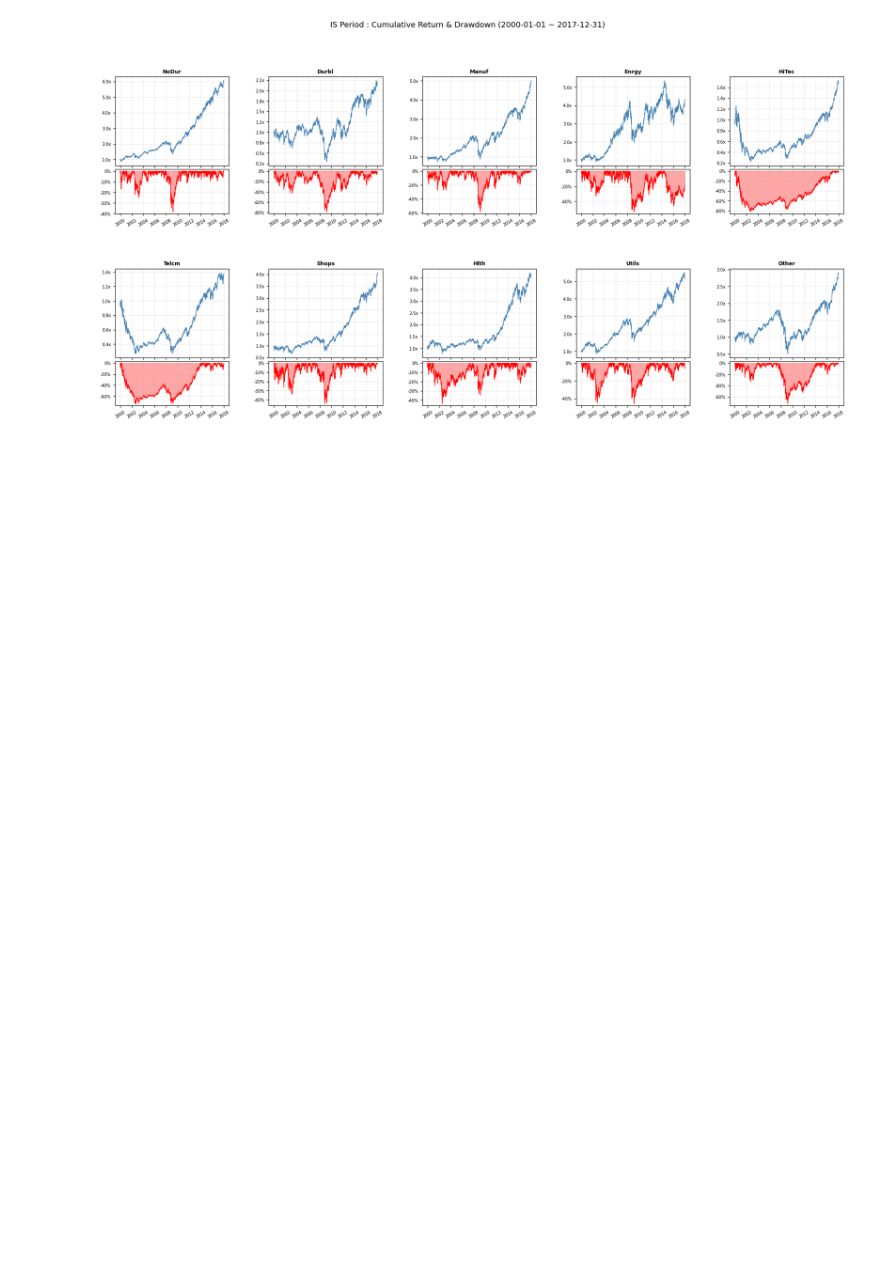
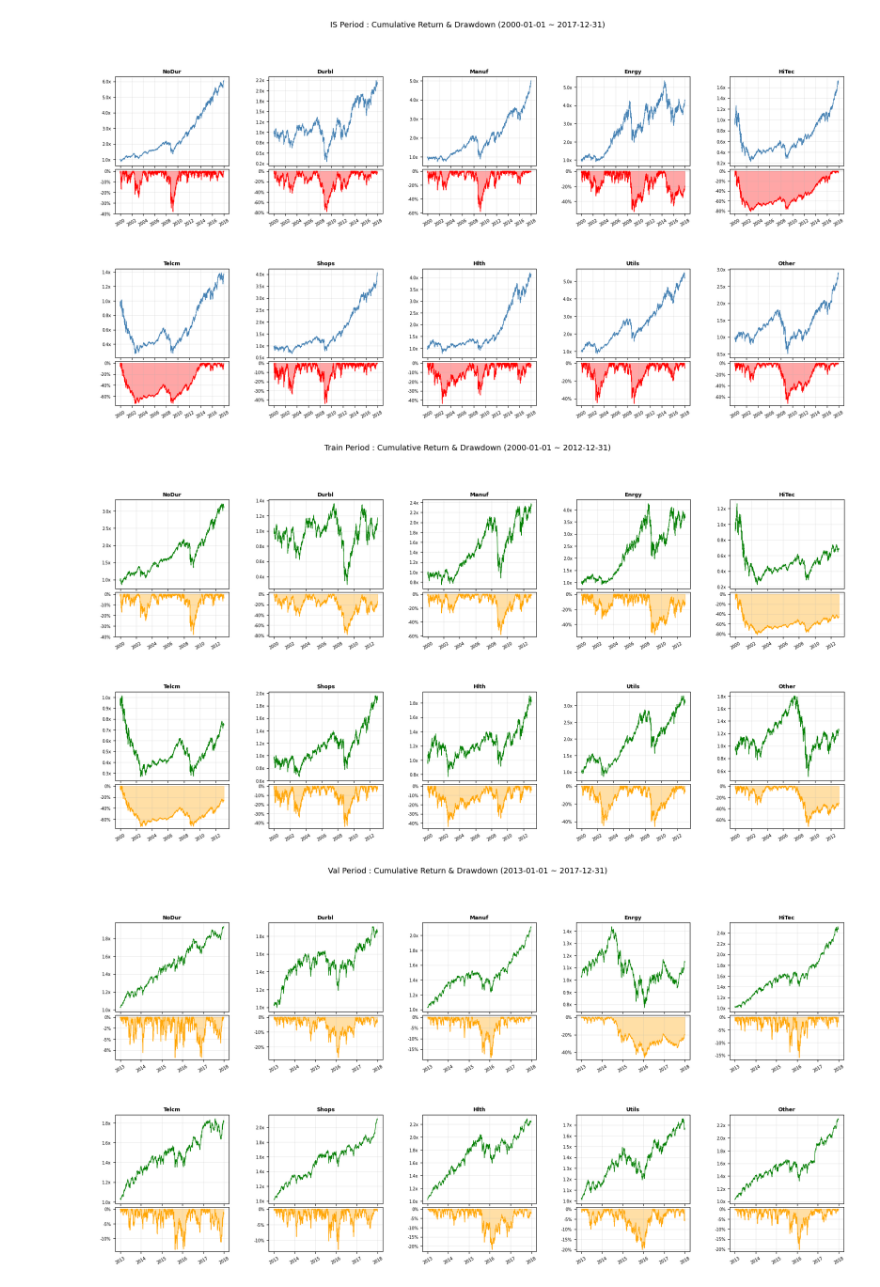
Before and after one commit to taekyounglee1224/cvxpy-portfolio-lab, a Jupyter notebook: DFL-MDD/10_inds.ipynb, the cells around one changed output. Cells and saved outputs as stored; diff of their text form; code cells hidden in the pictures; blank space fills up the shorter version.

```diff
--- a/DFL-MDD/10_inds.ipynb
+++ b/DFL-MDD/10_inds.ipynb
@@ -152,6 +153,7 @@ BT_START    = "2018-01-01"
 BT_END      = "2025-12-31"   # Test  :  8년
 
 train_df = inds_10[TRAIN_START : TRAIN_END]
+is_df    = inds_10[TRAIN_START : VAL_END]
 val_df   = inds_10[VAL_START   : VAL_END]
 bt_df    = inds_10[BT_START    : BT_END]
 
@@ -249,6 +269,50 @@ fig.suptitle(f"IS Period : Cumulative Return & Drawdown ({IS_START} ~ {IS_END})"
 plt.show()
 # %% [output]
 [figure]
+# %%
+for period_df, period_name, p_start, p_end in [
+    (train_df, "Train", TRAIN_START, TRAIN_END),
+    (val_df,   "Val",   VAL_START,   VAL_END),
+]:
+    cum = (1 + period_df).cumprod()
+    dd  = (cum - cum.cummax()) / cum.cummax()
+    cols = cum.columns.tolist()
+
+    fig = plt.figure(figsize=(22, 10))
+    outer = gridspec.GridSpec(2, 5, figure=fig, hspace=0.4, wspace=0.35)
+
+    for i, col in enumerate(cols):
+        row, c = divmod(i, 5)
+        inner = gridspec.GridSpecFromSubplotSpec(
+            2, 1, subplot_spec=outer[row, c],
+            hspace=0.05, height_ratios=[2, 1]
+        )
+
+        ax_ret = fig.add_subplot(inner[0])
+        ax_dd  = fig.add_subplot(inner[1], sharex=ax_ret)
+
+        # 상단: 누적 수익률
+        ax_ret.plot(cum.index, cum[col], color="green", linewidth=0.9)
+        ax_ret.set_title(col, fontsize=9, fontweight="bold")
+        ax_ret.yaxis.set_major_formatter(mtick.FuncFormatter(lambda y, _: f"{y:.1f}x"))
+        ax_ret.tick_params(axis="x", labelbottom=False)
+        ax_ret.tick_params(labelsize=7)
+        ax_ret.grid(True, alpha=0.25)
+
+        # 하단: Drawdown
+        ax_dd.fill_between(dd.index, dd[col], 0, alpha=0.35, color="orange")
+        ax_dd.plot(dd.index, dd[col], color="orange", linewidth=0.8)
+        ax_dd.yaxis.set_major_formatter(mtick.FuncFormatter(lambda y, _: f"{y*100:.0f}%"))
+        ax_dd.tick_params(labelsize=7)
+        ax_dd.tick_params(axis="x", rotation=30)
+        ax_dd.grid(True, alpha=0.25)
+
+    fig.suptitle(f"{period_name} Period : Cumulative Return & Drawdown ({p_start} ~ {p_end})",
+                 fontsize=13, y=1.01)
+    plt.show()
+# %% [output]
+[figure, added]
+[figure, added]
 # %%
 def plot_multi_pnl(results_list, figsize=(14, 8)):
     fig, (ax1, ax2) = plt.subplots(2, 1, figsize=figsize,
```
Also changed, not shown: parts of 6 cells of this notebook, 1 other file.
